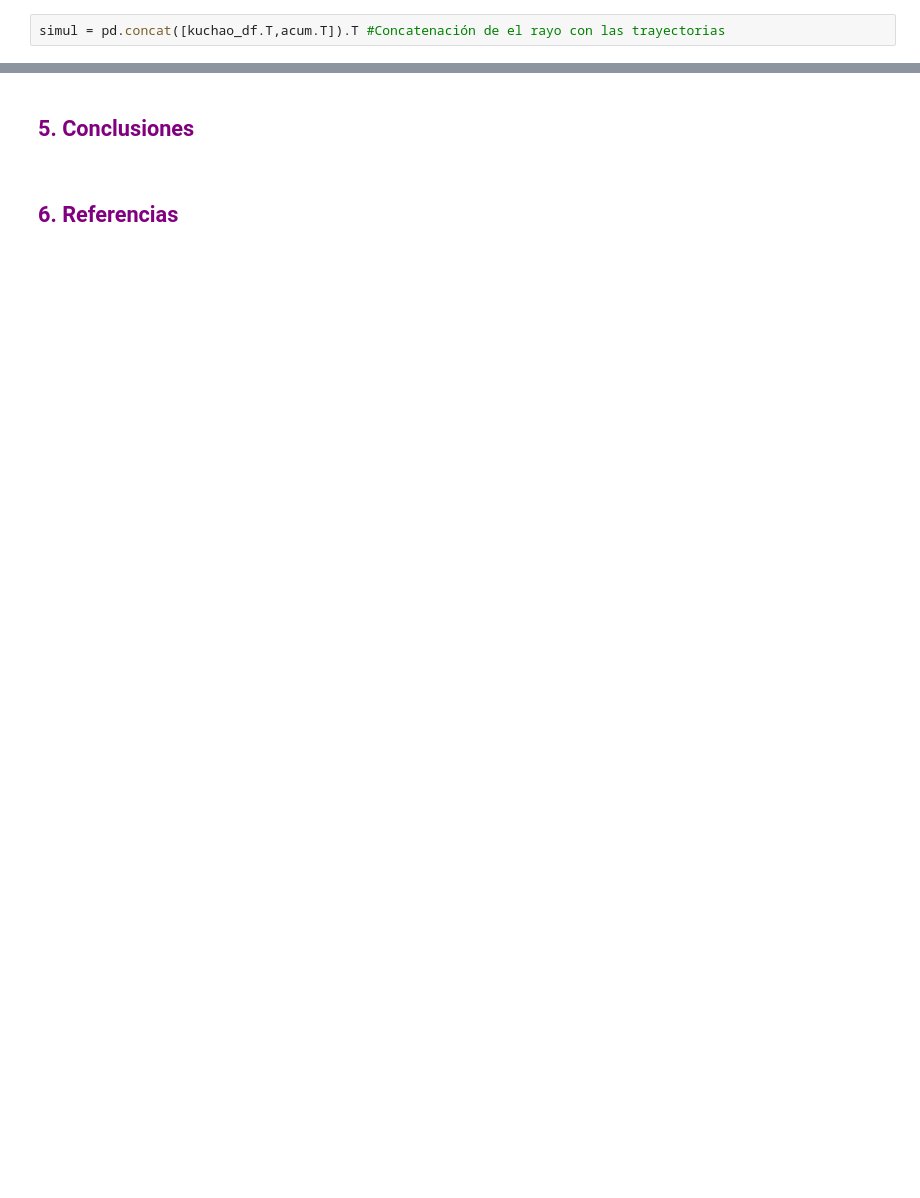
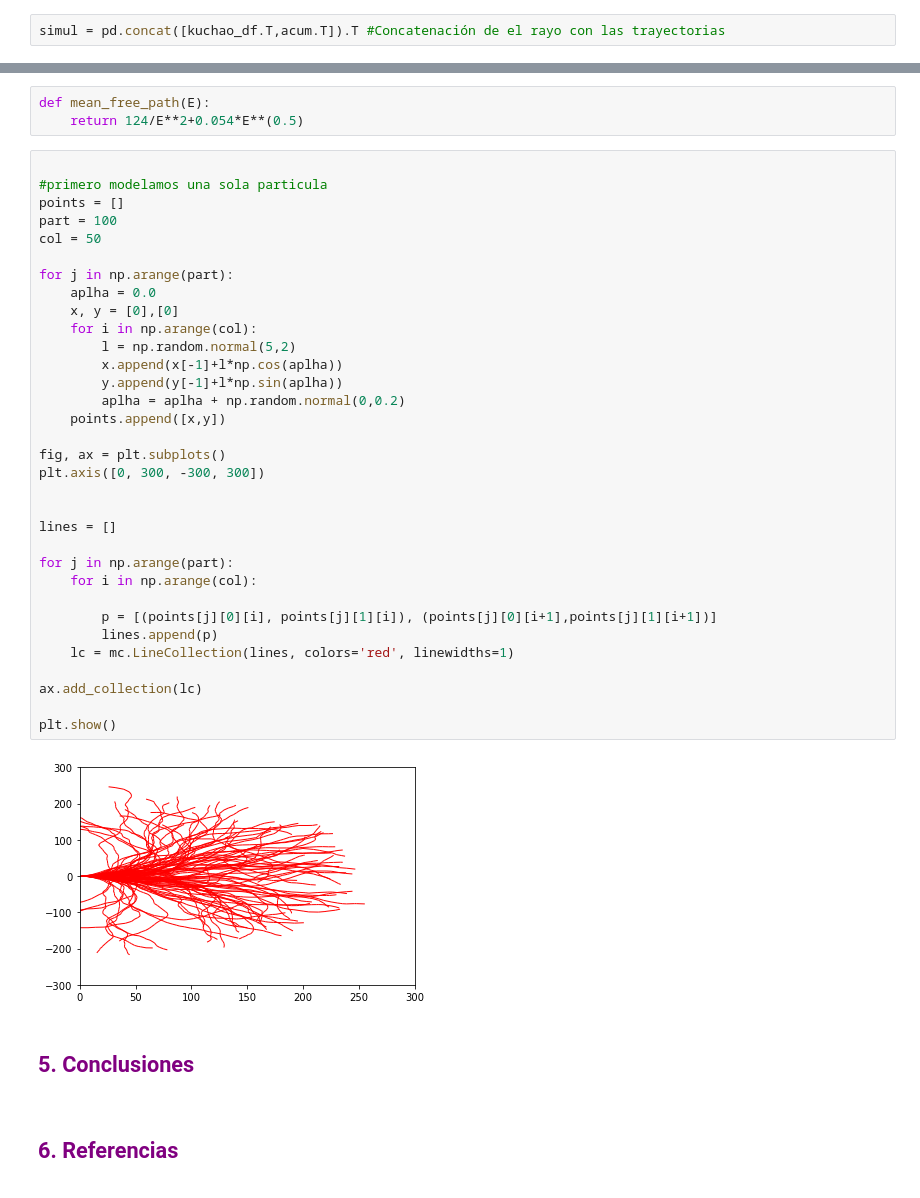
Before and after one commit to dixi1903/ProyectoModulo2_OrtizA_AcostaE_ChiquitoE, a Jupyter notebook: ProyectoModulo2_OrtizA_AcostaE_ChiquitoE.ipynb, the cells around one changed output, grey strips where cells are left out. Cells and saved outputs as stored; diff of their text form; blank space fills up the shorter version.

```diff
--- a/ProyectoModulo2_OrtizA_AcostaE_ChiquitoE.ipynb
+++ b/ProyectoModulo2_OrtizA_AcostaE_ChiquitoE.ipynb
@@ -170,3 +192,41 @@ simul.plot(figsize=(8,8),legend=False)
+# %%
+def mean_free_path(E):
+    return 124/E**2+0.054*E**(0.5)
+# %%
+
+#primero modelamos una sola particula
+points = []
+part = 100
+col = 50
+
+for j in np.arange(part):
+    aplha = 0.0
+    x, y = [0],[0]
+    for i in np.arange(col):
+        l = np.random.normal(5,2)
+        x.append(x[-1]+l*np.cos(aplha))
+        y.append(y[-1]+l*np.sin(aplha))
+        aplha = aplha + np.random.normal(0,0.2)
+    points.append([x,y])
+
+fig, ax = plt.subplots()
+plt.axis([0, 300, -300, 300])
+
+
+lines = []
+
+for j in np.arange(part):
+    for i in np.arange(col):
+
+        p = [(points[j][0][i], points[j][1][i]), (points[j][0][i+1],points[j][1][i+1])]
+        lines.append(p)
+    lc = mc.LineCollection(lines, colors='red', linewidths=1)
+
+ax.add_collection(lc)
+
+plt.show()
+# %% [output]
+[figure, added]
 # %% [markdown]
 <font color = purple>
 
```
Also changed, not shown: parts of 9 cells of this notebook.
